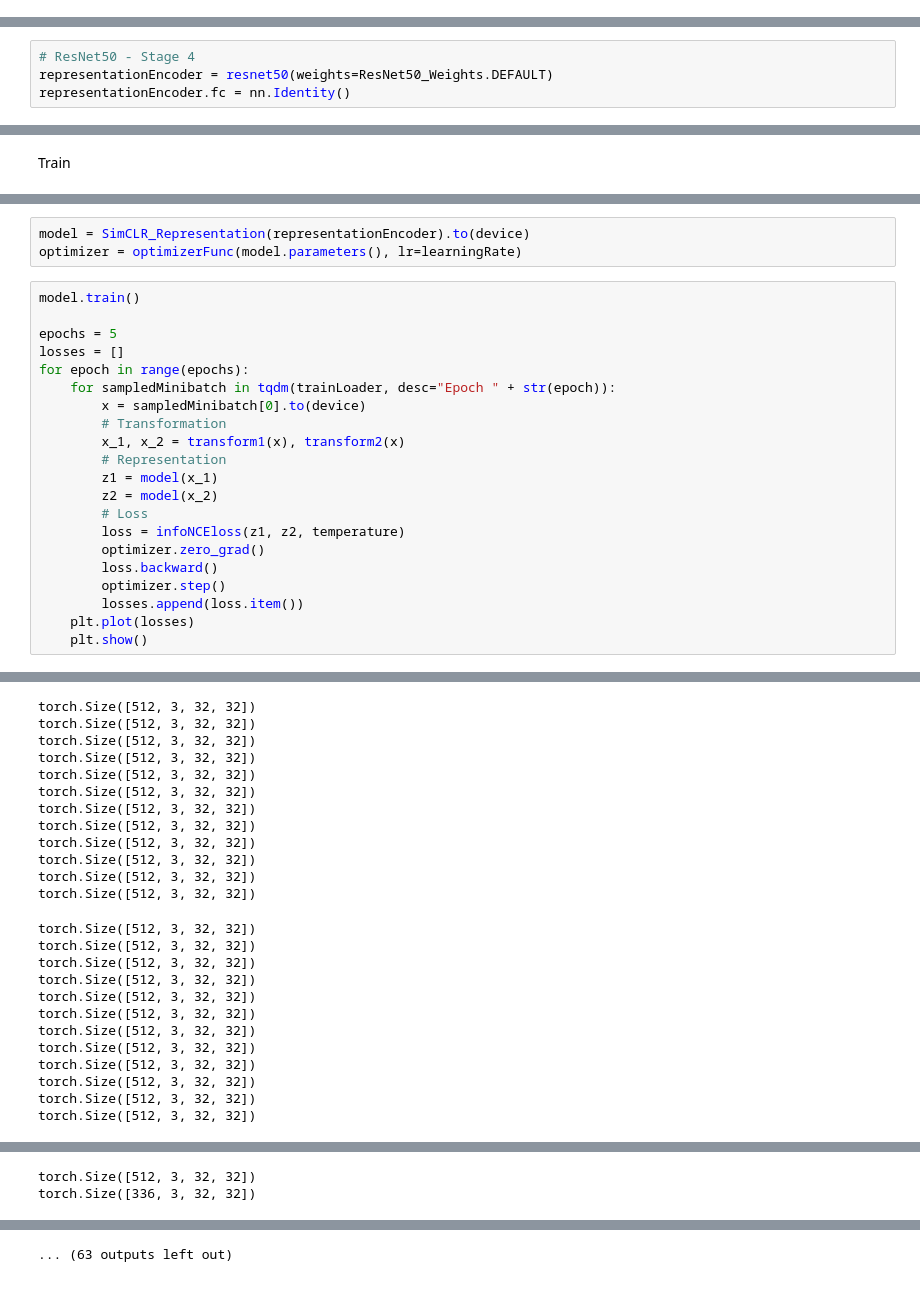
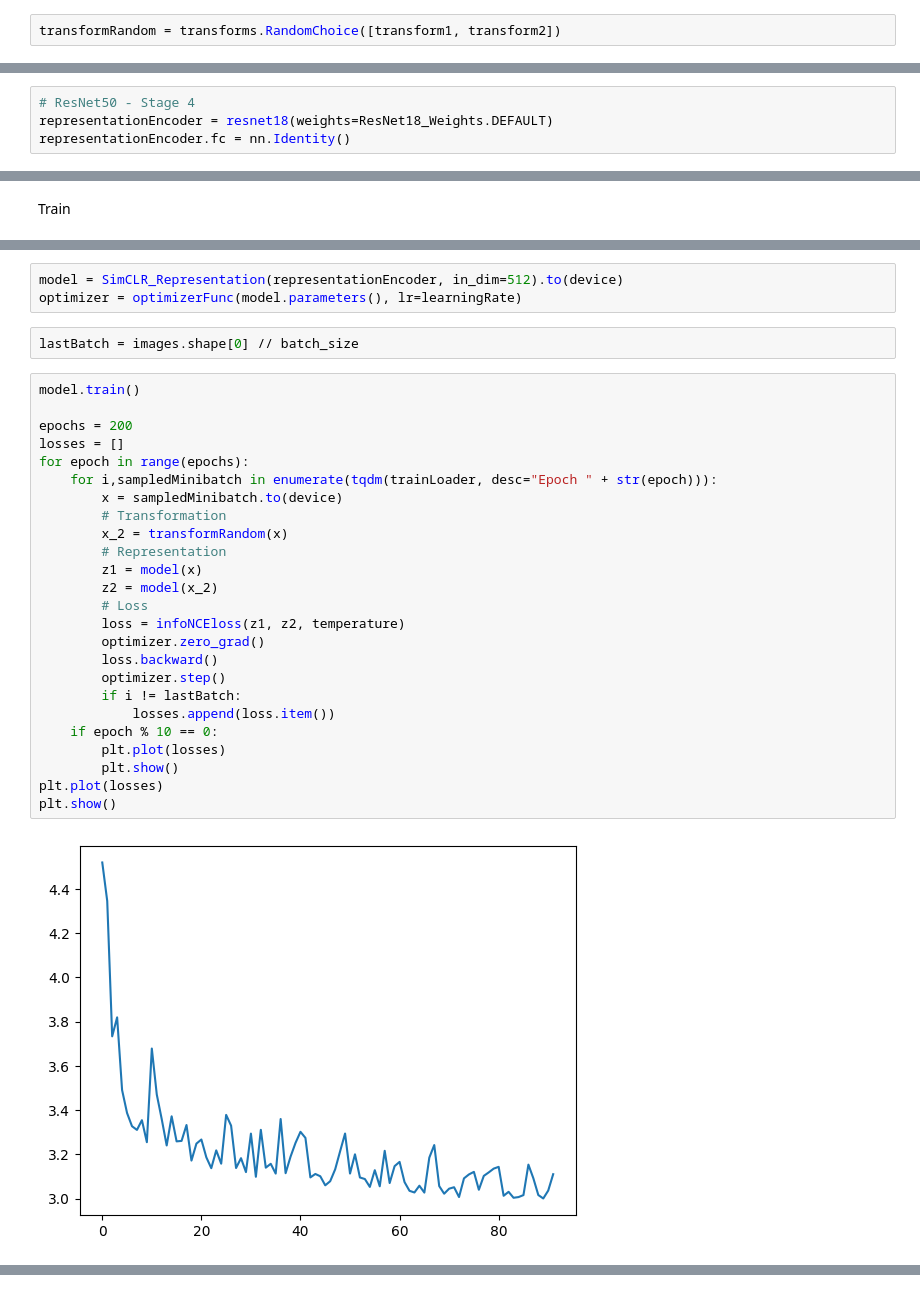
Before and after one commit to Raphael-Renard/HighVision, a Jupyter notebook: representation/image/metods/simclr.ipynb, the cells around one changed output, grey strips where cells are left out. Cells and saved outputs as stored; diff of their text form.

Commit message:
fix: representation

```diff
--- a/representation/image/metods/simclr.ipynb
+++ b/representation/image/metods/simclr.ipynb
@@ -44,0 +93,2 @@ transform2 = transforms.Compose([
+# %%
+transformRandom = transforms.RandomChoice([transform1, transform2])
@@ -61,7 +128,7 @@ class SimCLR_Representation(nn.Module):
         return z
 # %%
 # ResNet50 - Stage 4
-representationEncoder = resnet50(weights=ResNet50_Weights.DEFAULT)
+representationEncoder = resnet18(weights=ResNet18_Weights.DEFAULT)
 representationEncoder.fc = nn.Identity()
 # %% [markdown]
 Loss
@@ -87,25 +156,32 @@ Train
 # %%
-model = SimCLR_Representation(representationEncoder).to(device)
+model = SimCLR_Representation(representationEncoder, in_dim=512).to(device)
 optimizer = optimizerFunc(model.parameters(), lr=learningRate)
+# %%
+lastBatch = images.shape[0] // batch_size
 # %%
 model.train()
 
-epochs = 5
+epochs = 200
 losses = []
 for epoch in range(epochs):
-    for sampledMinibatch in tqdm(trainLoader, desc="Epoch " + str(epoch)):
-        x = sampledMinibatch[0].to(device)
+    for i,sampledMinibatch in enumerate(tqdm(trainLoader, desc="Epoch " + str(epoch))):
+        x = sampledMinibatch.to(device)
         # Transformation
-        x_1, x_2 = transform1(x), transform2(x)
+        x_2 = transformRandom(x)
         # Representation
-        z1 = model(x_1)
+        z1 = model(x)
         z2 = model(x_2)
         # Loss
         loss = infoNCEloss(z1, z2, temperature)
         optimizer.zero_grad()
         loss.backward()
         optimizer.step()
-        losses.append(loss.item())
-    plt.plot(losses)
-    plt.show()
+        if i != lastBatch:
+            losses.append(loss.item())
+    if epoch % 10 == 0:
+        plt.plot(losses)
+        plt.show()
+plt.plot(losses)
+plt.show()
 # %% [output]
+[figure, new version]
@@ -124,24 +199,0 @@ torch.Size([512, 3, 32, 32])
-torch.Size([512, 3, 32, 32])
-torch.Size([512, 3, 32, 32])
-torch.Size([512, 3, 32, 32])
-torch.Size([512, 3, 32, 32])
-torch.Size([512, 3, 32, 32])
-torch.Size([512, 3, 32, 32])
-torch.Size([512, 3, 32, 32])
-torch.Size([512, 3, 32, 32])
-torch.Size([512, 3, 32, 32])
-torch.Size([512, 3, 32, 32])
-torch.Size([512, 3, 32, 32])
-torch.Size([512, 3, 32, 32])
-torch.Size([512, 3, 32, 32])
-torch.Size([512, 3, 32, 32])
-torch.Size([512, 3, 32, 32])
-torch.Size([512, 3, 32, 32])
-torch.Size([512, 3, 32, 32])
-torch.Size([512, 3, 32, 32])
-torch.Size([512, 3, 32, 32])
-torch.Size([512, 3, 32, 32])
-torch.Size([512, 3, 32, 32])
-torch.Size([512, 3, 32, 32])
-torch.Size([512, 3, 32, 32])
-torch.Size([512, 3, 32, 32])
@@ -208,2 +199,0 @@ torch.Size([512, 3, 32, 32])
-torch.Size([512, 3, 32, 32])
-torch.Size([336, 3, 32, 32])
@@ -223 +199,0 @@ torch.Size([512, 3, 32, 32])
-... (63 outputs left out)
```
Also changed, not shown: parts of 19 cells of this notebook, 18 other files.
